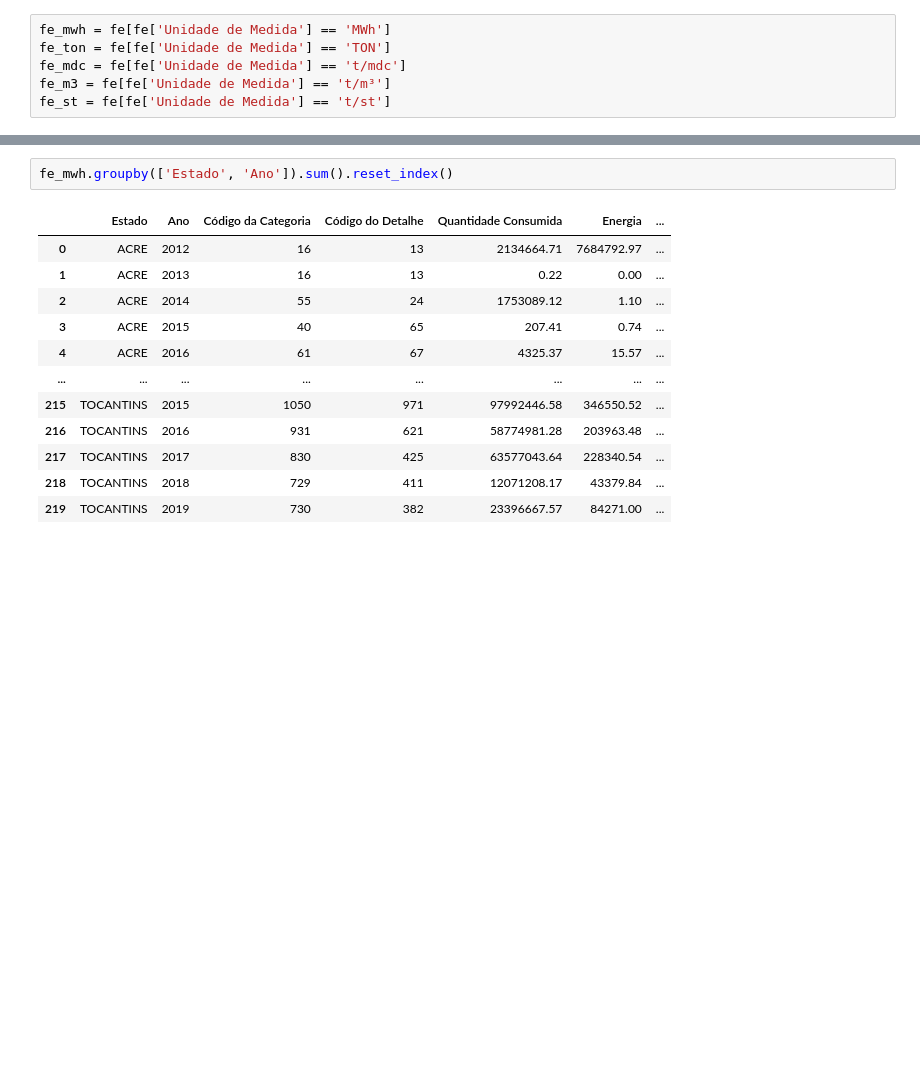
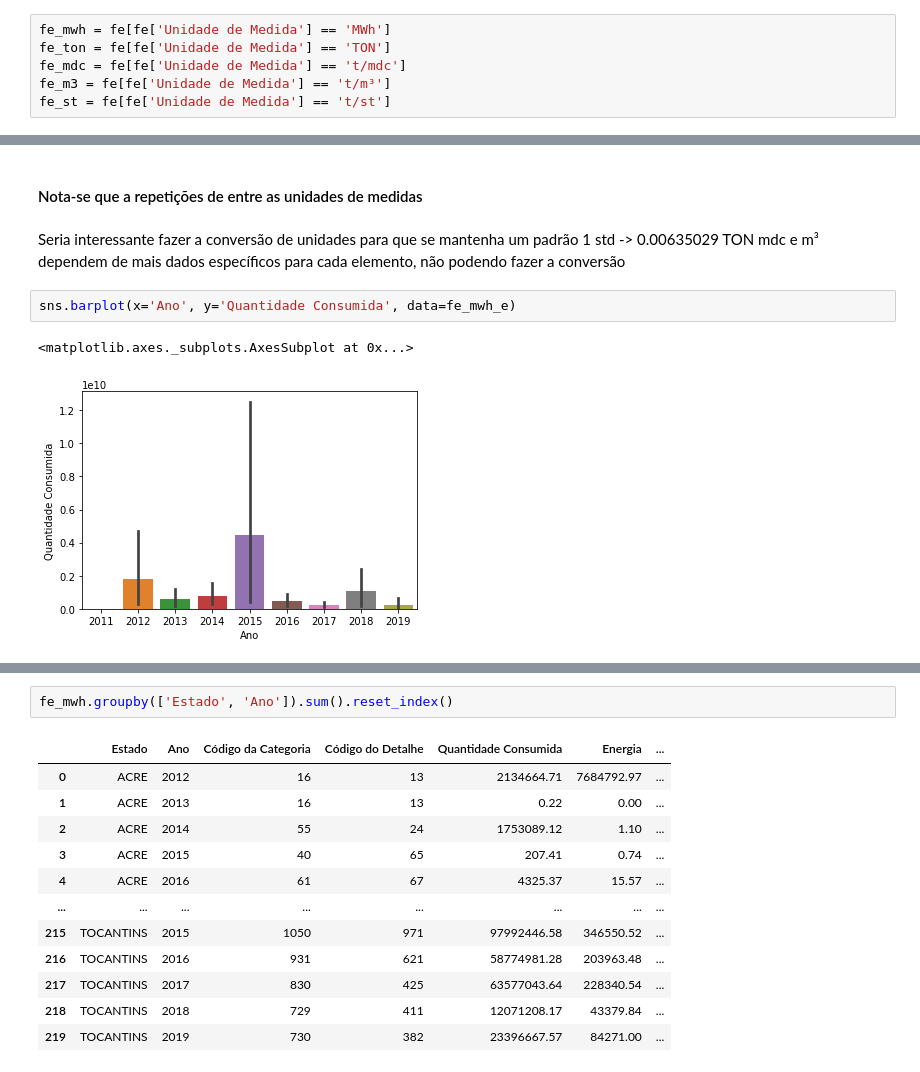
Before and after one commit to TenoEngineer/fontes_energeticas, a Jupyter notebook: FONTES ENERGÉTICAS.ipynb, the cells around one changed output, grey strips where cells are left out. Cells and saved outputs as stored; diff of their text form; blank space fills up the shorter version.

```diff
--- a/FONTES ENERGÉTICAS.ipynb
+++ b/FONTES ENERGÉTICAS.ipynb
@@ -226,0 +319,11 @@ fe_st = fe[fe['Unidade de Medida'] == 't/st']
+# %% [markdown]
+#### Nota-se que a repetições de entre as unidades de medidas
+# %% [markdown]
+Seria interessante fazer a conversão de unidades para que se mantenha um padrão
+1 std -> 0.00635029 TON
+mdc e m³ dependem de mais dados específicos para cada elemento, não podendo fazer a conversão
+# %%
+sns.barplot(x='Ano', y='Quantidade Consumida', data=fe_mwh_e)
+# %% [output]
+<matplotlib.axes._subplots.AxesSubplot at 0x...>
+[figure, added]
```
Also changed, not shown: parts of 55 cells of this notebook.
